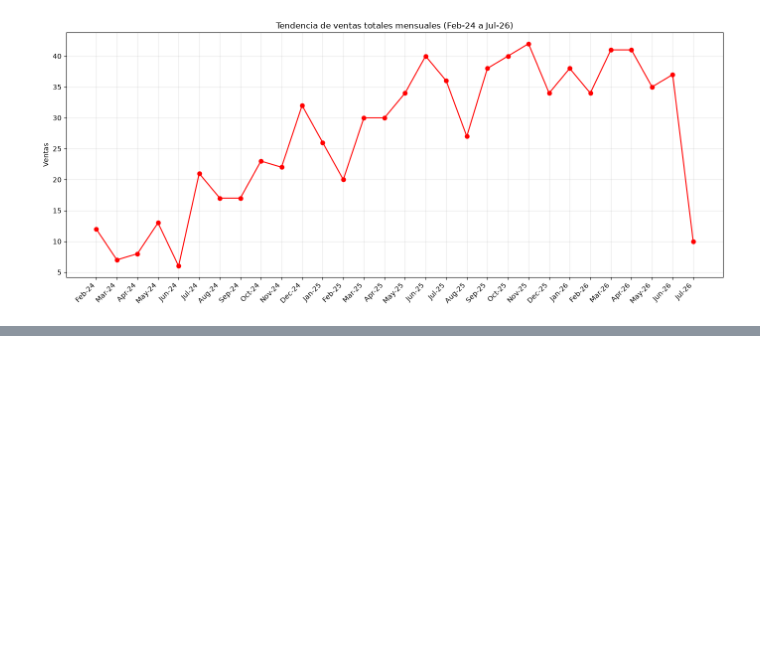
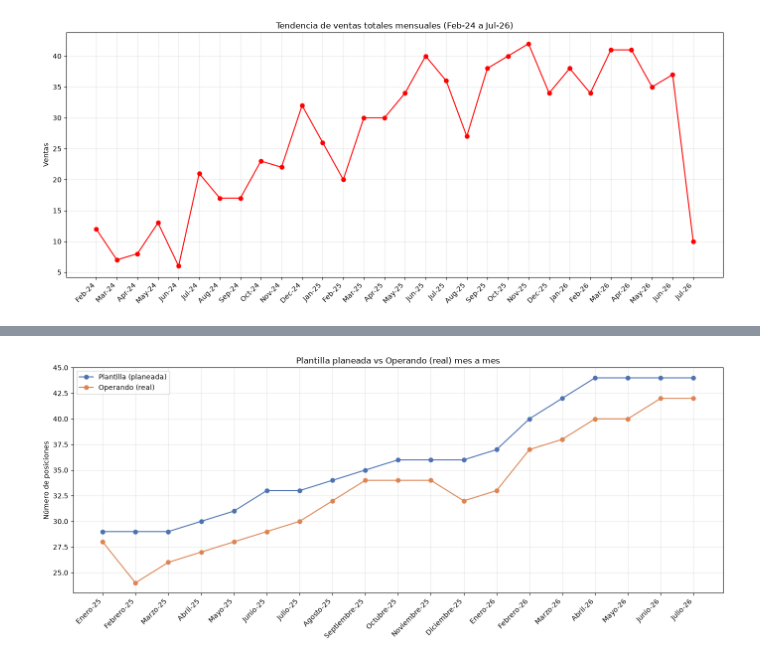
Before and after one commit to a01739242-ui/Extraccion_de_Caracteristicas, a Jupyter notebook: Actividad4.2/gac.ipynb, the cells around one changed output, grey strips where cells are left out. Drawn from its saved outputs; the diff is of its cells as text; code cells hidden in the pictures; blank space fills up the shorter version.

```diff
--- a/Actividad4.2/gac.ipynb
+++ b/Actividad4.2/gac.ipynb
@@ -144,0 +237,12 @@ plt.show()
+# %%
+def extraer_fila(nombre_fila, es_porcentaje=False):
+    """Busca una fila por su etiqueta en la columna 0 y regresa sus 19 valores."""
+    fila = df[df[0] == nombre_fila].iloc[0, 1:20]
+    if es_porcentaje:
+        fila = fila.str.replace("%", "", regex=False)
+    return pd.to_numeric(fila, errors="coerce").tolist()
+
+plantilla = extraer_fila("Plantilla")
+operando = extraer_fila("Operando")
+cumplimiento = extraer_fila("Cumplimiento de plantilla", es_porcentaje=True)
+rotacion = extraer_fila("Índice de Rotación", es_porcentaje=True)
@@ -144,0 +280,13 @@ plt.show()
+# %%
+plt.figure(figsize=(14, 6))
+plt.plot(etiquetas, plantilla, marker="o", label="Plantilla (planeada)", color="#4C72B0")
+plt.plot(etiquetas, operando, marker="o", label="Operando (real)", color="#DD8452")
+plt.xticks(rotation=45, ha="right")
+plt.ylabel("Número de posiciones")
+plt.title("Plantilla planeada vs Operando (real) mes a mes")
+plt.legend()
+plt.grid(alpha=0.3)
+plt.tight_layout()
+plt.show()
+# %% [output]
+[figure, added]
```
Also changed, not shown: parts of 14 cells of this notebook, 1 other file.
